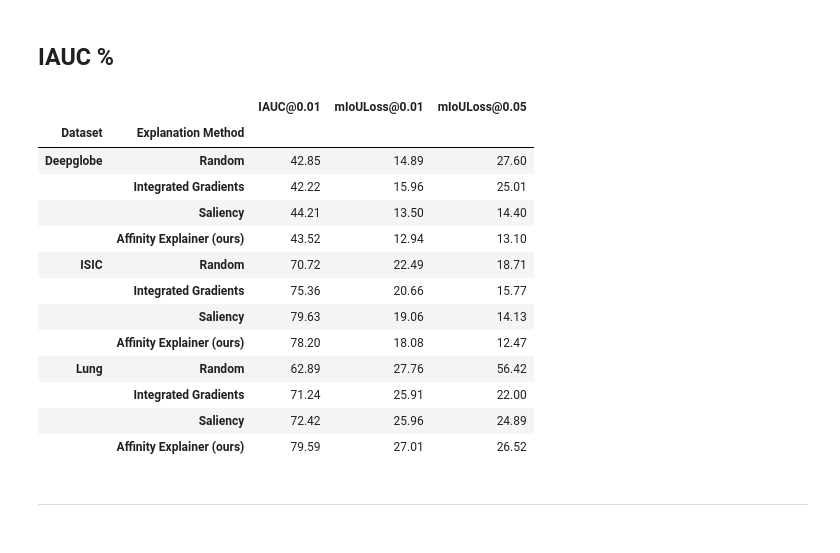
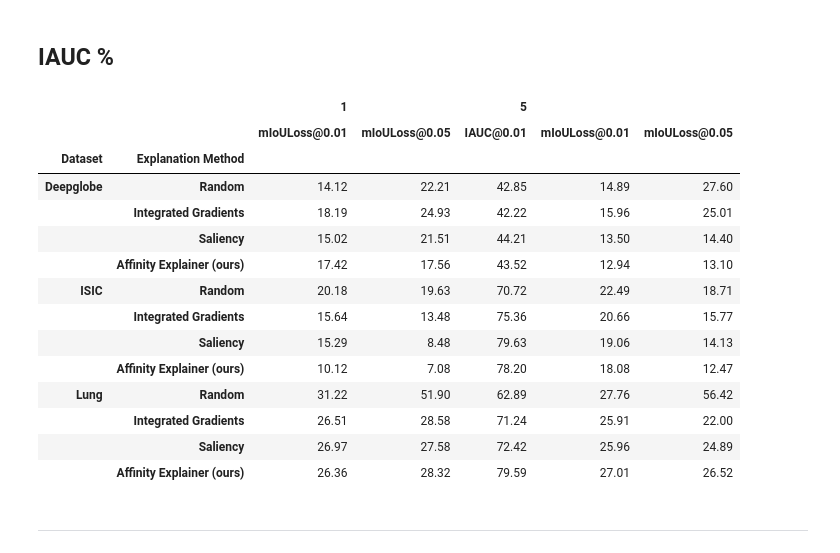
Before and after one commit to pasqualedem/AffinityExplainer, a Jupyter notebook: notebooks/results_cross.ipynb, the cells around one changed output. Saved outputs shown, nothing was run; the diff lists cells and outputs as text; code cells hidden in the pictures.

```diff
--- a/notebooks/results_cross.ipynb
+++ b/notebooks/results_cross.ipynb
@@ -198,6 +212,9 @@ iauc_p_runs = api.runs(
                 {'config.dataset.datasets.val_deepglobe_N1K5.name': "deepglobe"},
                 {'config.dataset.datasets.val_lung_N1K5.name': "lung"},
                 {'config.dataset.datasets.val_isic_N1K5.name': "isic"},
+                {'config.dataset.datasets.val_deepglobe_N1K1.name': "deepglobe"},
+                {'config.dataset.datasets.val_lung_N1K1.name': "lung"},
+                {'config.dataset.datasets.val_isic_N1K1.name': "isic"},
             ]}
         ]
     }
@@ -207,9 +224,11 @@ iauc_p_runs_df = get_runs_df(iauc_p_runs)
 # %%
 res_df = iauc_p_runs_df.copy()
 
-dataset_names = ["val_lung_N1K5", "val_isic_N1K5", "val_deepglobe_N1K5"]
+dataset_names = ["val_lung_N1K5", "val_isic_N1K5", "val_deepglobe_N1K5", "val_lung_N1K1", "val_isic_N1K1", "val_deepglobe_N1K1"]
 
 dataset_cols = [f'dataset.datasets.{name}.name' for name in dataset_names]
+shots_cols = [f'dataset.datasets.{name}.n_shots' for name in dataset_names]
+res_df["Shots"] = res_df[shots_cols].fillna("").astype(str).sum(axis=1).astype(float).astype(int)
 res_df["Dataset"] = res_df[dataset_cols].fillna("").sum(axis=1)
 
 iauc_cols = [f"{name}_iauc" for name in dataset_names]
@@ -248,7 +267,7 @@ res_df["Model"] = res_df["Model"].replace(value_renamings_dict)
 res_df["iAUC"] = res_df[iauc_cols].fillna(0).sum(axis=1)
 res_df["Loss"] = res_df["Loss"].fillna(False)
 
-cols = ["Model", "Explanation Method", "Dataset", "Percentage", "Loss"]
+cols = ["Model", "Explanation Method", "Dataset", "Shots", "Percentage", "Loss"]
 res_df = res_df[cols + ["iAUC"]]
 
 # Define custom sort order
@@ -262,50 +281,51 @@ method_order = {
 model_order = {
     'DCAMA': 0,
     'DMTNet': 1,
 }
 
 res_df = res_df.pivot_table(
     index=['Dataset', 'Explanation Method'],
-    columns=['Percentage', "Loss"],
+    columns=['Shots', 'Percentage', "Loss"],
     values='iAUC'
 ).sort_index(axis=1)
 
 perc_map = {
     False: "IAUC@",
     True: "mIoULoss@"
 }
 
 # Flatten the MultiIndex columns
 # Collapse last two levels into one
-res_df.columns = pd.Index([
-    f"{perc_map[lvl1]}{lvl0}" for lvl0, lvl1 in res_df.columns
+res_df.columns = pd.MultiIndex.from_tuples([
+    (lv0, f"{perc_map[lv2]}{lv1}") for lv0, lv1, lv2 in res_df.columns
 ])
 
 
 # Sort by Model and then by Explanation Method using the provided orderings
 res_df = res_df.sort_values(
     by=['Dataset', 'Explanation Method'],  # this ensures level names exist and are used
     key=lambda x: x.map(dataset_order) if x.name == 'Dataset' else x.map(method_order)
 )
 
 iauc_p_df = (res_df*100).round(2)
 
 iauc_p_df
 # %% [output]
-|  |  | IAUC@0.01 | mIoULoss@0.01 | mIoULoss@0.05 |
-| Dataset | Explanation Method |  |  |  |
-| Deepglobe | Random | 42.85 | 14.89 | 27.60 |
-|  | Integrated Gradients | 42.22 | 15.96 | 25.01 |
-|  | Saliency | 44.21 | 13.50 | 14.40 |
-|  | Affinity Explainer (ours) | 43.52 | 12.94 | 13.10 |
-| ISIC | Random | 70.72 | 22.49 | 18.71 |
-|  | Integrated Gradients | 75.36 | 20.66 | 15.77 |
-|  | Saliency | 79.63 | 19.06 | 14.13 |
-|  | Affinity Explainer (ours) | 78.20 | 18.08 | 12.47 |
-| Lung | Random | 62.89 | 27.76 | 56.42 |
-|  | Integrated Gradients | 71.24 | 25.91 | 22.00 |
-|  | Saliency | 72.42 | 25.96 | 24.89 |
-|  | Affinity Explainer (ours) | 79.59 | 27.01 | 26.52 |
+|  |  | 1 |  | 5 |  |  |
+|  |  | mIoULoss@0.01 | mIoULoss@0.05 | IAUC@0.01 | mIoULoss@0.01 | mIoULoss@0.05 |
+| Dataset | Explanation Method |  |  |  |  |  |
+| Deepglobe | Random | 14.12 | 22.21 | 42.85 | 14.89 | 27.60 |
+|  | Integrated Gradients | 18.19 | 24.93 | 42.22 | 15.96 | 25.01 |
+|  | Saliency | 15.02 | 21.51 | 44.21 | 13.50 | 14.40 |
+|  | Affinity Explainer (ours) | 17.42 | 17.56 | 43.52 | 12.94 | 13.10 |
+| ISIC | Random | 20.18 | 19.63 | 70.72 | 22.49 | 18.71 |
+|  | Integrated Gradients | 15.64 | 13.48 | 75.36 | 20.66 | 15.77 |
+|  | Saliency | 15.29 | 8.48 | 79.63 | 19.06 | 14.13 |
+|  | Affinity Explainer (ours) | 10.12 | 7.08 | 78.20 | 18.08 | 12.47 |
+| Lung | Random | 31.22 | 51.90 | 62.89 | 27.76 | 56.42 |
+|  | Integrated Gradients | 26.51 | 28.58 | 71.24 | 25.91 | 22.00 |
+|  | Saliency | 26.97 | 27.58 | 72.42 | 25.96 | 24.89 |
+|  | Affinity Explainer (ours) | 26.36 | 28.32 | 79.59 | 27.01 | 26.52 |
 # %% [markdown]
 ---
 # %%
```
Also changed, not shown: parts of 4 cells of this notebook, 2 other files.
